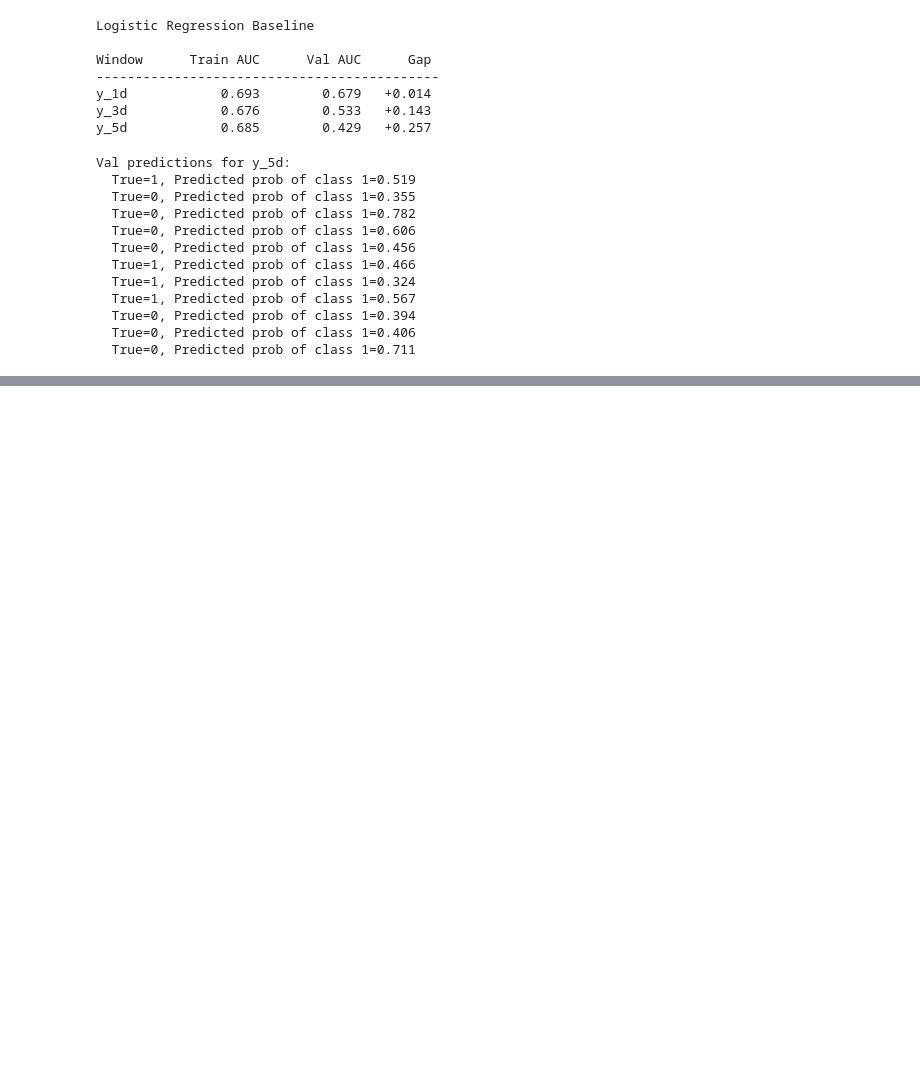
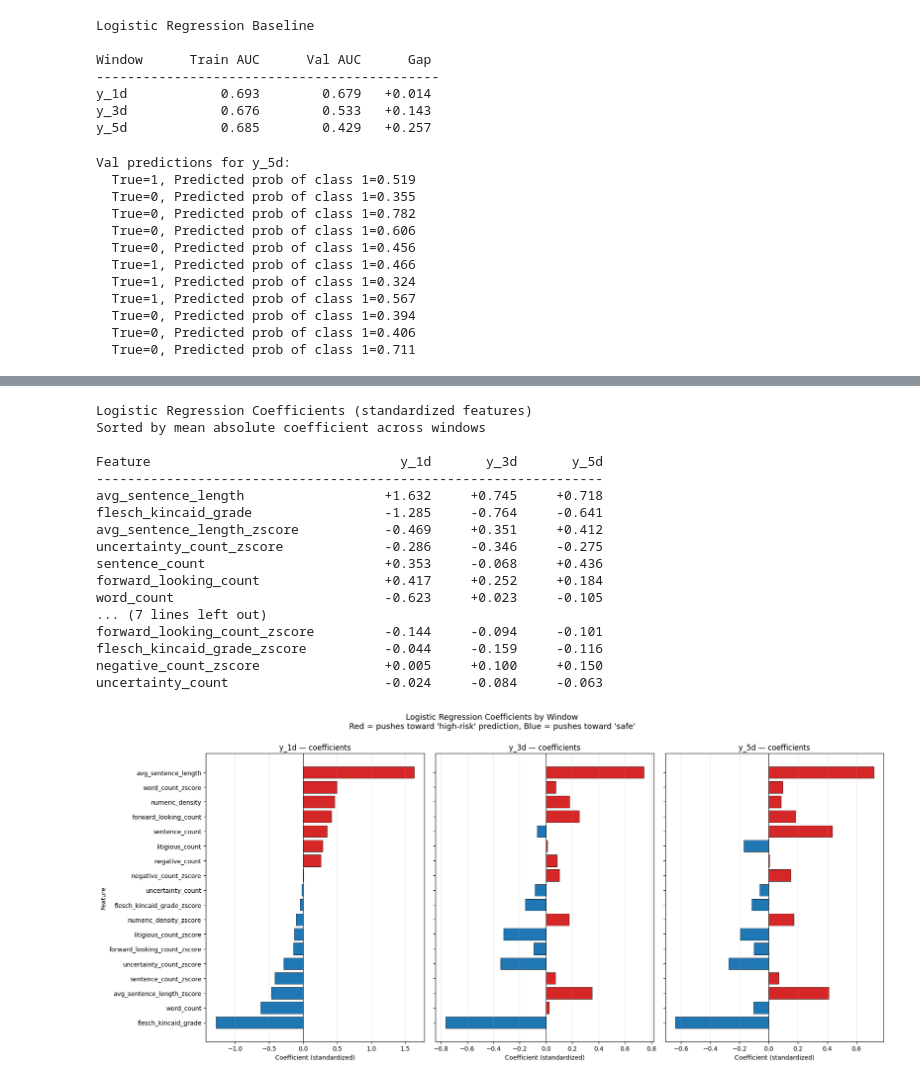
Before and after one commit to Dsbhatt313/earnings-call-risk-radar, a Jupyter notebook: notebooks/03_modeling.ipynb, the cells around one changed output, grey strips where cells are left out. Saved outputs shown, nothing was run; the diff lists cells and outputs as text; code cells hidden in the pictures; blank space fills up the shorter version.

```diff
--- a/notebooks/03_modeling.ipynb
+++ b/notebooks/03_modeling.ipynb
@@ -275,0 +673,70 @@ Val predictions for y_5d:
+# %%
+# Cell 9b — Inspect logistic regression coefficients across all 3 windows
+import numpy as np
+
+# Build a dataframe: features as rows, windows as columns
+coef_data = {}
+for window in TARGET_COLS:
+    pipeline = lr_tuned_results[window]["model"]
+    lr = pipeline.named_steps["logreg"]
+    coef_data[window] = lr.coef_[0]  # coef_ is shape (1, n_features) for binary classification
+
+coef_df = pd.DataFrame(coef_data, index=FEATURE_COLS)
+coef_df.columns = [f"{w}_coef" for w in TARGET_COLS]
+
+# Add absolute mean across windows (for sorting)
+coef_df["mean_abs"] = coef_df.abs().mean(axis=1)
+coef_df = coef_df.sort_values("mean_abs", ascending=False)
+
+# Print as table
+print(f"\nLogistic Regression Coefficients (standardized features)")
+print(f"Sorted by mean absolute coefficient across windows\n")
+print(f"{'Feature':<32} {'y_1d':>10} {'y_3d':>10} {'y_5d':>10}")
+print("-" * 65)
+for feature in coef_df.index:
+    y1 = coef_df.loc[feature, "y_1d_coef"]
+    y3 = coef_df.loc[feature, "y_3d_coef"]
+    y5 = coef_df.loc[feature, "y_5d_coef"]
+    print(f"{feature:<32} {y1:>+10.3f} {y3:>+10.3f} {y5:>+10.3f}")
+
+# Visualize: horizontal bar chart, one column per window
+fig, axes = plt.subplots(1, 3, figsize=(18, 8), sharey=True)
+
+for ax, window in zip(axes, TARGET_COLS):
+    coef_col = f"{window}_coef"
+    plot_data = coef_df.sort_values(coef_col)
+
+    # Color-code: positive = red (more risk), negative = blue (less risk)
+    colors = ["#d62728" if c > 0 else "#1f77b4" for c in plot_data[coef_col]]
+
+    ax.barh(plot_data.index, plot_data[coef_col], color=colors, edgecolor="black", linewidth=0.5)
+    ax.axvline(x=0, color="black", linewidth=0.8)
+    ax.set_title(f"{window} — coefficients", fontsize=12)
+    ax.set_xlabel("Coefficient (standardized)")
+    ax.grid(axis="x", alpha=0.3)
+
+axes[0].set_ylabel("Feature")
+fig.suptitle("Logistic Regression Coefficients by Window\n"
+             "Red = pushes toward 'high-risk' prediction, Blue = pushes toward 'safe'",
+             fontsize=13, y=1.00)
+plt.tight_layout()
+plt.show()
+# %% [output]
+Logistic Regression Coefficients (standardized features)
+Sorted by mean absolute coefficient across windows
+
+Feature                                y_1d       y_3d       y_5d
+-----------------------------------------------------------------
+avg_sentence_length                  +1.632     +0.745     +0.718
+flesch_kincaid_grade                 -1.285     -0.764     -0.641
+avg_sentence_length_zscore           -0.469     +0.351     +0.412
+uncertainty_count_zscore             -0.286     -0.346     -0.275
+sentence_count                       +0.353     -0.068     +0.436
+forward_looking_count                +0.417     +0.252     +0.184
+word_count                           -0.623     +0.023     -0.105
+... (7 lines left out)
+forward_looking_count_zscore         -0.144     -0.094     -0.101
+flesch_kincaid_grade_zscore          -0.044     -0.159     -0.116
+negative_count_zscore                +0.005     +0.100     +0.150
+uncertainty_count                    -0.024     -0.084     -0.063
+[figure, added]
```
Also changed, not shown: parts of 19 cells of this notebook, 6 other files.
